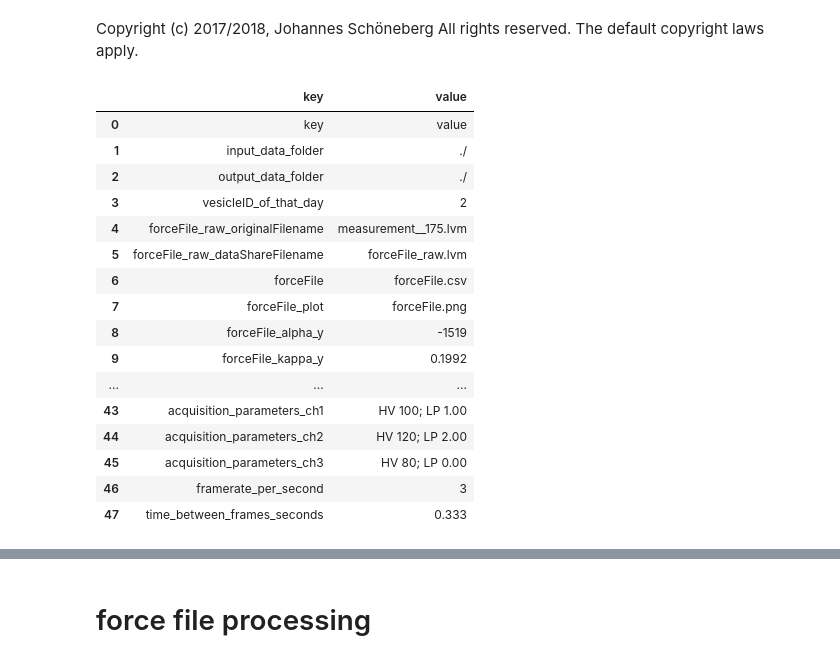
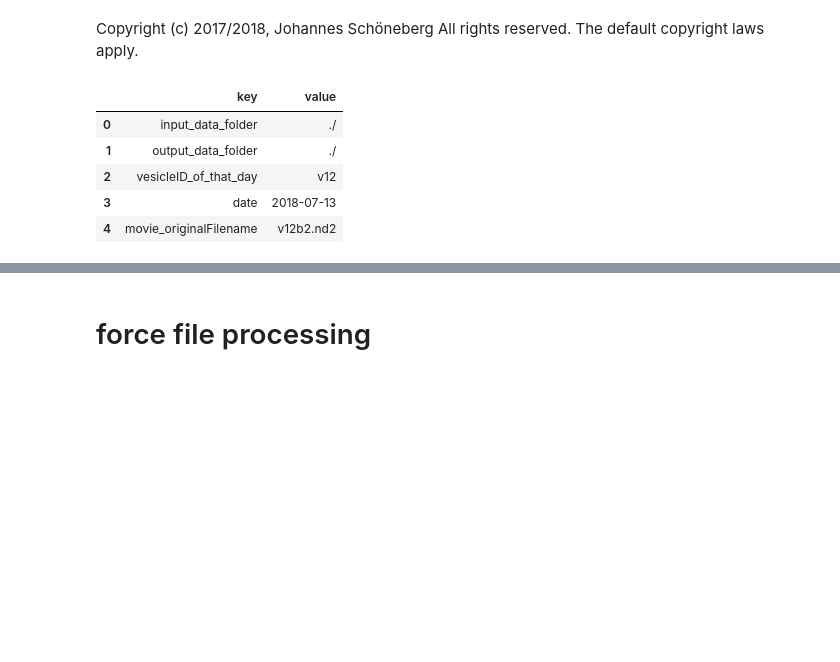
Before and after one commit to JohSchoeneberg/Confleezers, a Jupyter notebook: confleezers_data_analysis/tube__2_analyze_forcefile.ipynb, the cells around one changed output, grey strips where cells are left out. Cells and saved outputs as stored; diff of their text form; code cells hidden in the pictures; blank space fills up the shorter version.

```diff
--- a/confleezers_data_analysis/tube__2_analyze_forcefile.ipynb
+++ b/confleezers_data_analysis/tube__2_analyze_forcefile.ipynb
@@ -37,32 +37,21 @@ sys.path.append(pythonPackagePath+"/modules")
 import InputProcessing as inproc
 import ForceFileProcessing as ffp
 # %%
-path = '/Users/johannesschoeneberg/Dropbox/ESCRT_data_sharing/m7_2018-06-13_v2/'
+path = '/Volumes/Samsung_T3b/science/confleezers/2018-07-13/v12/'
 
 inputParameters = pd.read_csv(path+'_info.csv',names=['key','value'])
 
 inputDataFolder = inproc.getInputParameter(inputParameters,"input_data_folder")
 
 
-inputParameters
+inputParameters[0:5]
 # %% [output]
 |  | key | value |
-| 0 | key | value |
-| 1 | input_data_folder | ./ |
-| 2 | output_data_folder | ./ |
-| 3 | vesicleID_of_that_day | 2 |
-| 4 | forceFile_raw_originalFilename | measurement__175.lvm |
-| 5 | forceFile_raw_dataShareFilename | forceFile_raw.lvm |
-| 6 | forceFile | forceFile.csv |
-| 7 | forceFile_plot | forceFile.png |
-| 8 | forceFile_alpha_y | -1519 |
-| 9 | forceFile_kappa_y | 0.1992 |
-| ... | ... | ... |
-| 43 | acquisition_parameters_ch1 | HV 100; LP 1.00 |
-| 44 | acquisition_parameters_ch2 | HV 120; LP 2.00 |
-| 45 | acquisition_parameters_ch3 | HV 80; LP 0.00 |
-| 46 | framerate_per_second | 3 |
-| 47 | time_between_frames_seconds | 0.333 |
+| 0 | input_data_folder | ./ |
+| 1 | output_data_folder | ./ |
+| 2 | vesicleID_of_that_day | v12 |
+| 3 | date | 2018-07-13 |
+| 4 | movie_originalFilename | v12b2.nd2 |
 # %%
 def ma(a, n=1000) :
     ret = np.cumsum(a, dtype=float)
```
Also changed, not shown: parts of 12 cells of this notebook, 20 other files.
